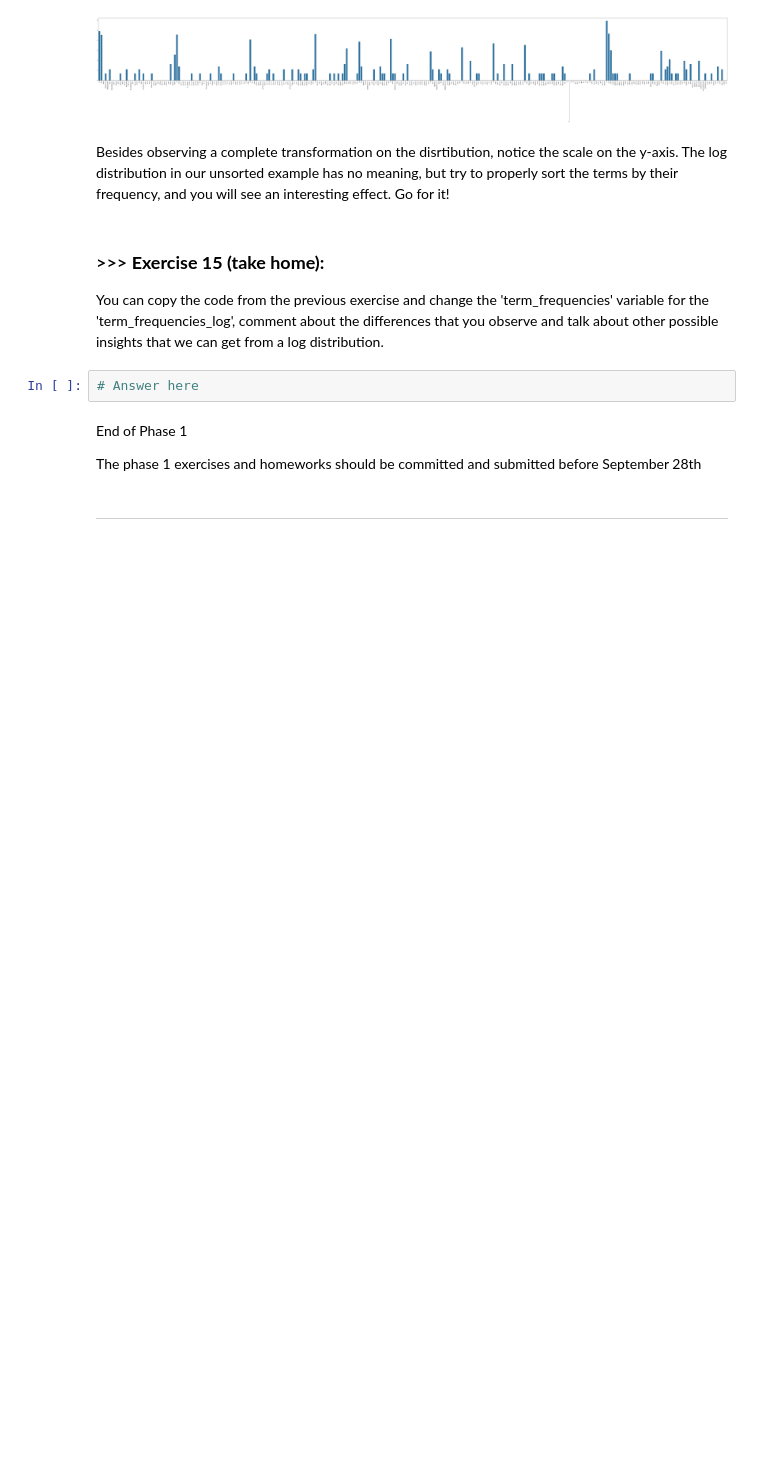
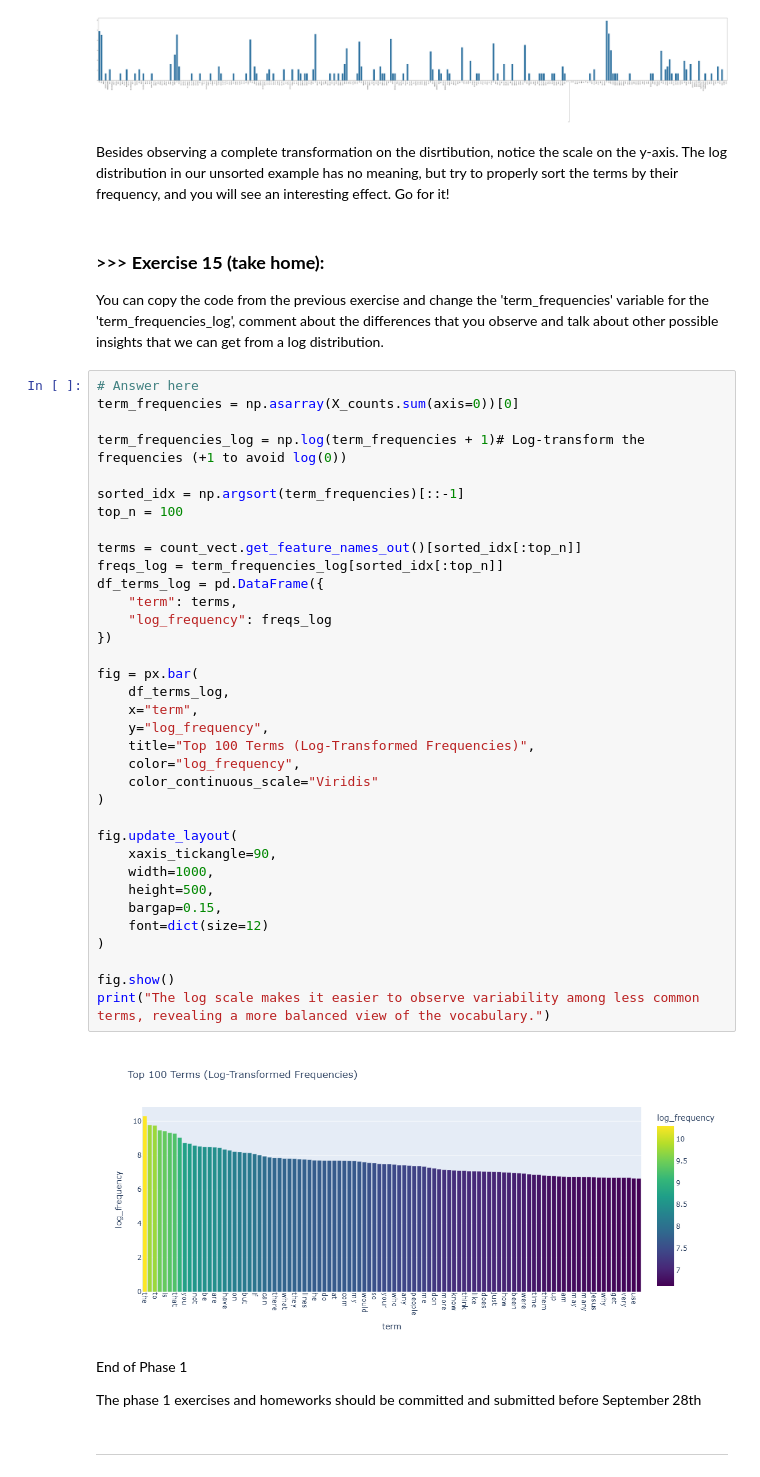
Before and after one commit to Magui4321/DM2025-Lab1-Exercise, a Jupyter notebook: DM2025-Lab1-Master.ipynb, the cells around one changed output. Drawn from its saved outputs; the diff is of its cells as text; blank space fills up the shorter version.

```diff
--- a/DM2025-Lab1-Master.ipynb
+++ b/DM2025-Lab1-Master.ipynb
@@ -1338,8 +1358,43 @@ Besides observing a complete transformation on the disrtibution, notice the scal
 # %% [markdown]
 ### >>> **Exercise 15 (take home):**
 You can copy the code from the previous exercise and change the 'term_frequencies' variable for the 'term_frequencies_log', comment about the differences that you observe and talk about other possible insights that we can get from a log distribution.
-# %%
-# Answer here
+# %%
+# Answer here
+term_frequencies = np.asarray(X_counts.sum(axis=0))[0]
+
+term_frequencies_log = np.log(term_frequencies + 1)# Log-transform the frequencies (+1 to avoid log(0))
+
+sorted_idx = np.argsort(term_frequencies)[::-1]
+top_n = 100
+
+terms = count_vect.get_feature_names_out()[sorted_idx[:top_n]]
+freqs_log = term_frequencies_log[sorted_idx[:top_n]]
+df_terms_log = pd.DataFrame({
+    "term": terms,
+    "log_frequency": freqs_log
+})
+
+fig = px.bar(
+    df_terms_log,
+    x="term",
+    y="log_frequency",
+    title="Top 100 Terms (Log-Transformed Frequencies)",
+    color="log_frequency",
+    color_continuous_scale="Viridis"
+)
+
+fig.update_layout(
+    xaxis_tickangle=90,
+    width=1000,
+    height=500,
+    bargap=0.15,
+    font=dict(size=12)
+)
+
+fig.show()
+print("The log scale makes it easier to observe variability among less common terms, revealing a more balanced view of the vocabulary.")
+# %% [output]
+[figure, added]
 # %% [markdown]
 End of Phase 1
 
```
Also changed, not shown: parts of 2 cells of this notebook.
